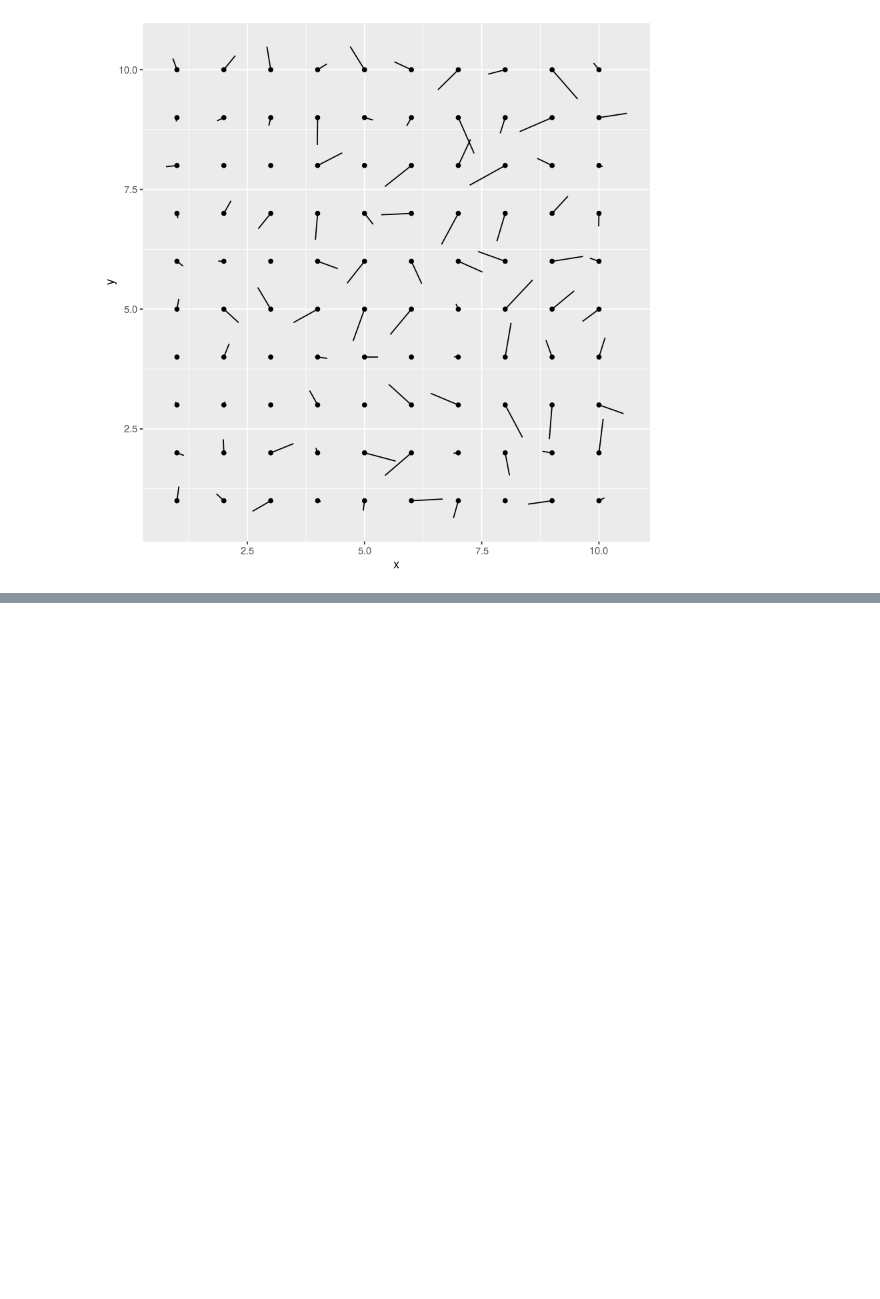
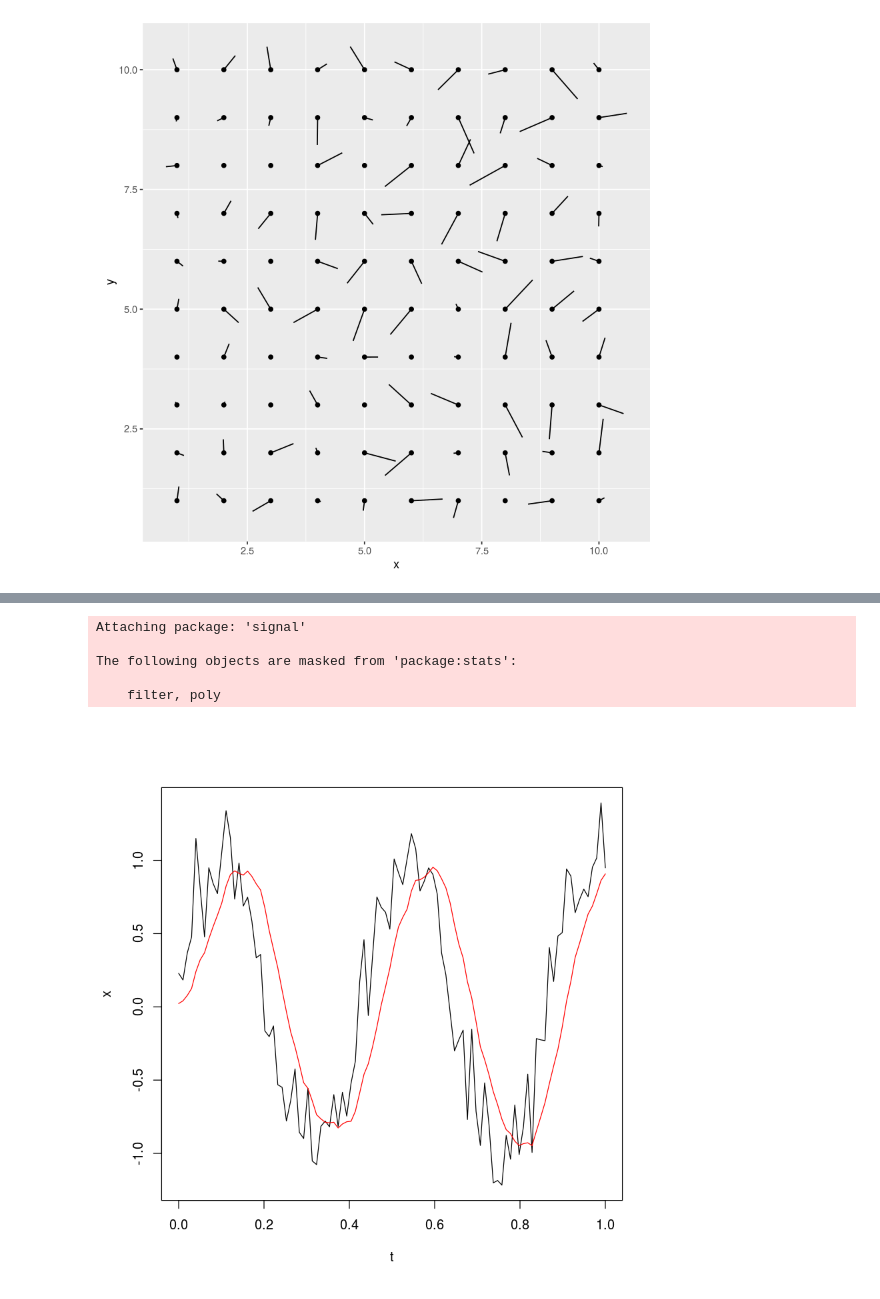
Before and after one commit to dynamicwebpaige/ml-code-snippets, a Jupyter notebook: R-code-snippets.ipynb, the cells around one changed output, grey strips where cells are left out. Drawn from its saved outputs; the diff is of its cells as text; code cells hidden in the pictures; blank space fills up the shorter version.

```diff
--- a/R-code-snippets.ipynb
+++ b/R-code-snippets.ipynb
@@ -15,0 +21,14 @@ ggplot(df, aes(x, y)) +
+# %%
+library(signal)
+t <- seq(0, 1, len = 100) # 1 second sample
+x <- sin(2*pi*t*2.3) + 0.25*rnorm(length(t)) # 2.3 Hz sinusoid+noise
+z <- fftfilt(rep(1, 10)/10, x) # apply 10-point averaging filter
+plot(t, x, type = "l")
+lines(t, z, col = "red")
+# %% [output]
+Attaching package: 'signal'
+
+The following objects are masked from 'package:stats':
+
+    filter, poly
+[figure, added]
```
Also changed, not shown: parts of 3 cells of this notebook.
